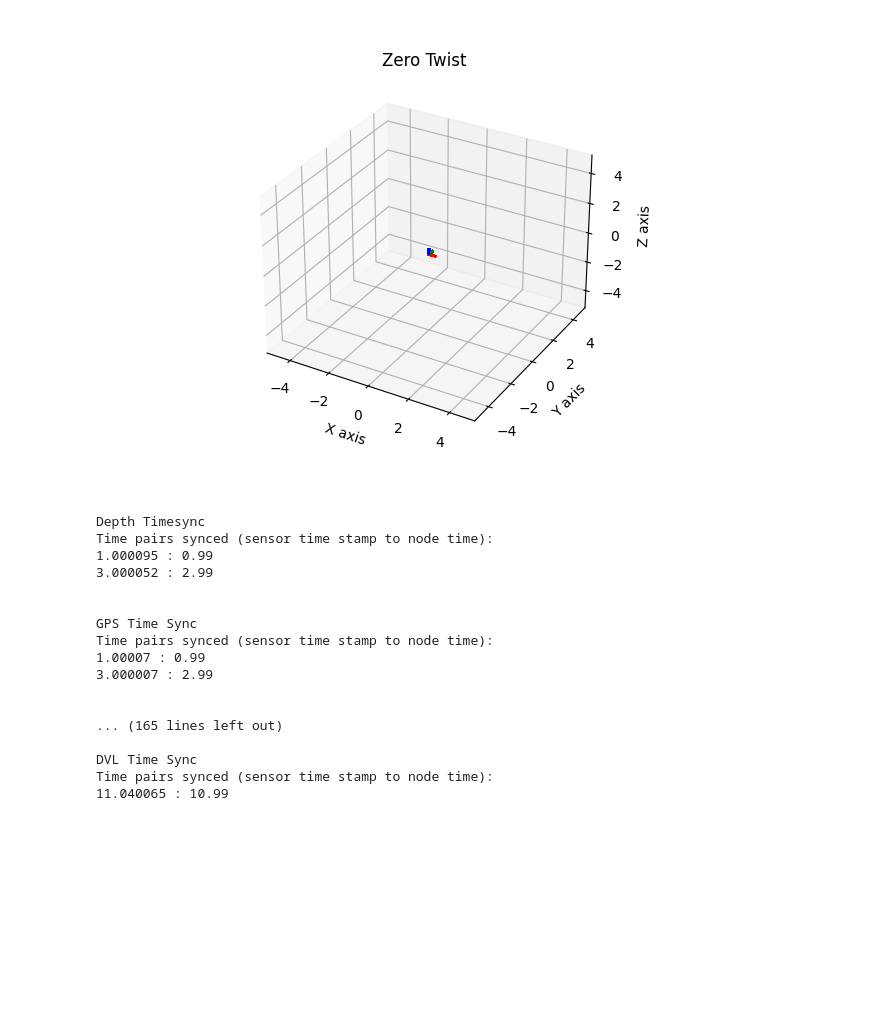
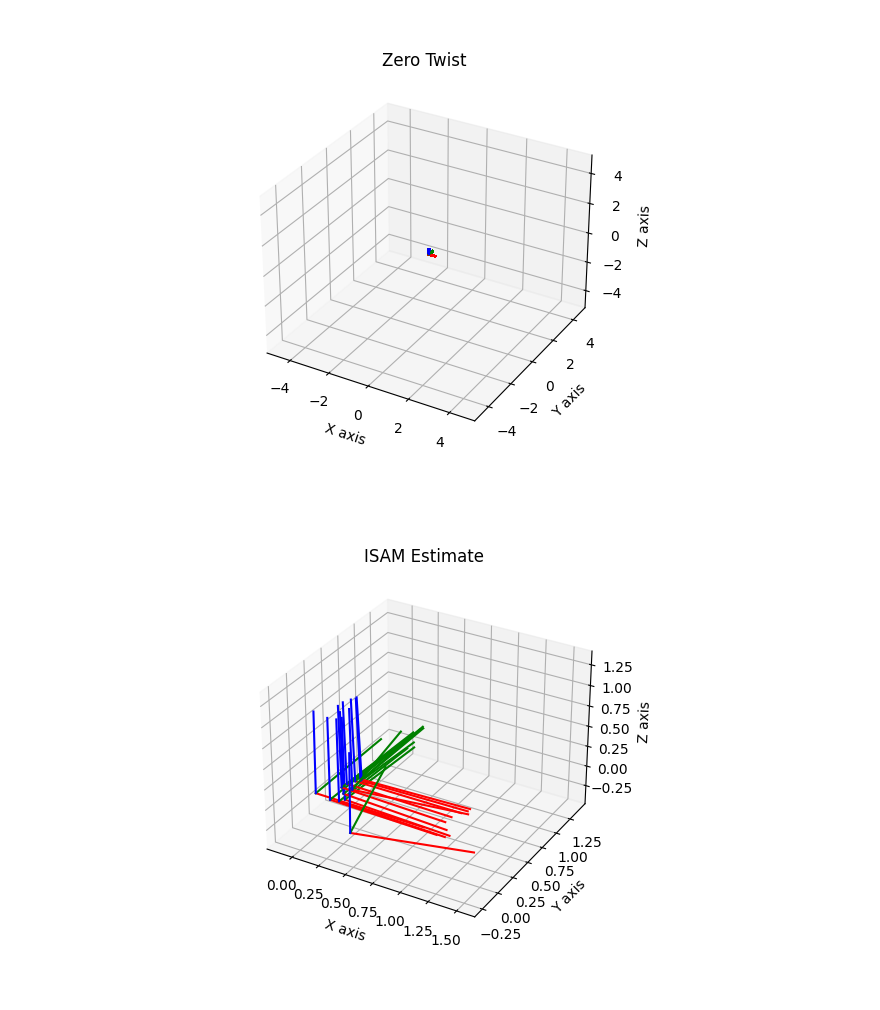
Before and after one commit to bja1701/pre_integration_examples, a Jupyter notebook: time_sync_isam_predict_with_unaries.ipynb, the cells around one changed output. Drawn from its saved outputs; the diff is of its cells as text; code cells hidden in the pictures; blank space fills up the shorter version.

```diff
--- a/time_sync_isam_predict_with_unaries.ipynb
+++ b/time_sync_isam_predict_with_unaries.ipynb
@@ -408,33 +392,20 @@ Time pairs synced (sensor time stamp to node time):
+# %%
+scenario = gtsam.ConstantTwistScenario(*scenarios["zero_twist"])
+plot_scenario(scenario, T, dt, title="Zero Twist", fignum=3)
+# %% [output]
+[figure, added]
 # %%
-scenario = gtsam.ConstantTwistScenario(*scenarios["zero_twist"])
-plot_scenario(scenario, T, dt, title="Zero Twist", fignum=8)
+
 
 runner = gtsam.ScenarioRunner(scenario, pim_params, dt, actualBias)
 
 
 graph = gtsam.NonlinearFactorGraph()
 initial = gtsam.Values()
 isam = gtsam.ISAM2()
 
 # graph, initial, isam, result = add_priors(scenario, graph, initial, isam)
 graph, result = simulate(runner, scenario, graph, initial, isam, T)
-plot_trajectory(result, title="ISAM Estimate", fignum=9, show=True)
+plot_trajectory(result, title="ISAM Estimate", fignum=4, show=True)
 # %% [output]
-[figure, old version]
+[figure, new version]
-Depth Timesync
-Time pairs synced (sensor time stamp to node time):
-1.000095 : 0.99
-3.000052 : 2.99
-
-
-GPS Time Sync
-Time pairs synced (sensor time stamp to node time):
-1.00007 : 0.99
-3.000007 : 2.99
-
-
-... (165 lines left out)
-
-DVL Time Sync
-Time pairs synced (sensor time stamp to node time):
-11.040065 : 10.99
```
Also changed, not shown: parts of 8 cells of this notebook, 5 other files.
